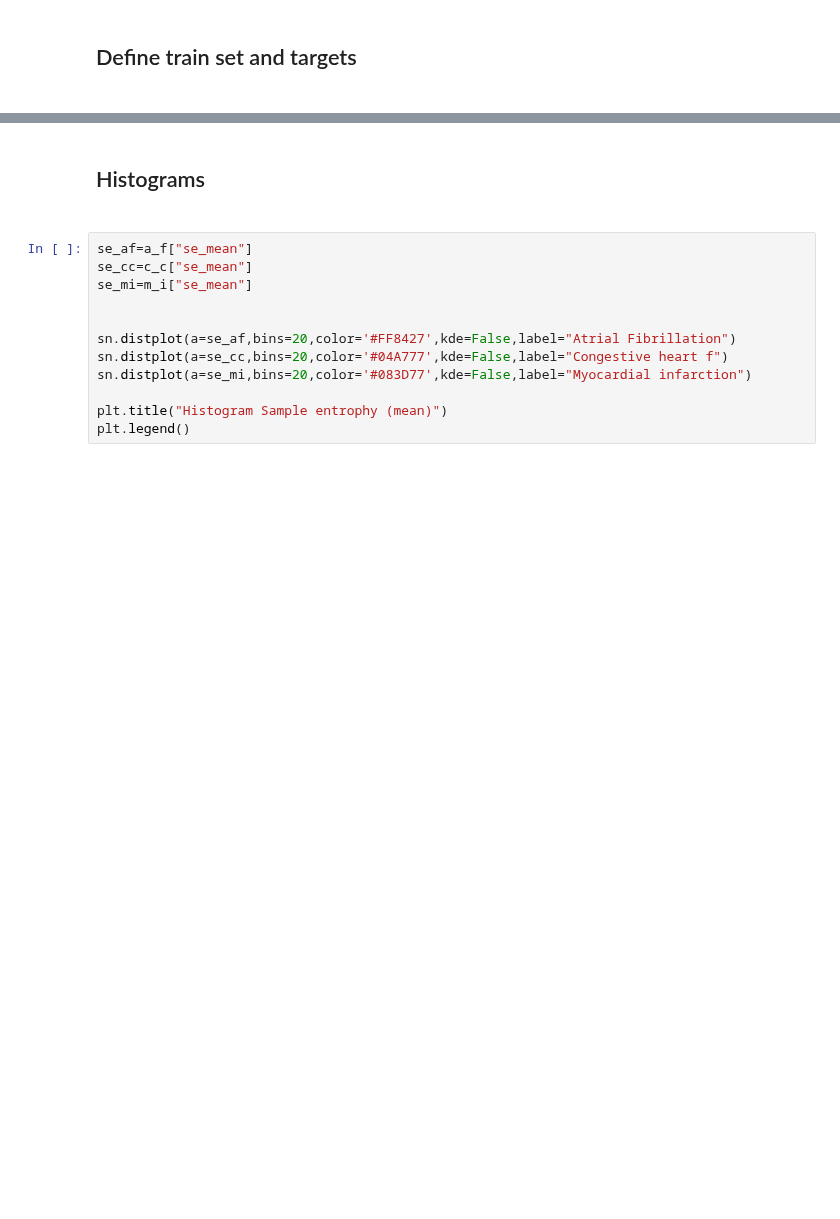
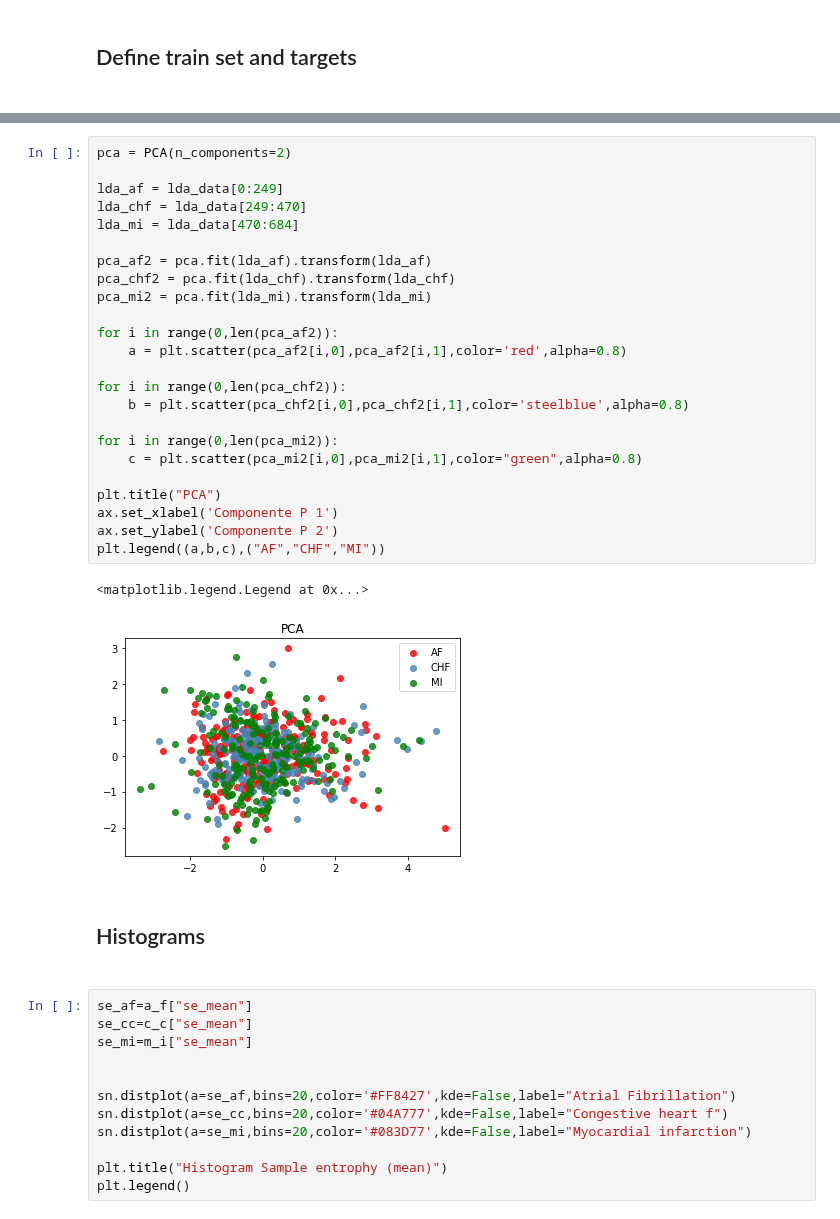
Before and after one commit to AlanPalomino/TTB_2020_2_13, a Jupyter notebook: Classification.ipynb, the cells around one changed output, grey strips where cells are left out. Saved outputs shown, nothing was run; the diff lists cells and outputs as text; blank space fills up the shorter version.

```diff
--- a/Classification.ipynb
+++ b/Classification.ipynb
@@ -82,3 +153,30 @@ print(len(a_f)+len(c_c)+len(m_i))
+# %%
+pca = PCA(n_components=2)
+
+lda_af = lda_data[0:249]
+lda_chf = lda_data[249:470]
+lda_mi = lda_data[470:684]
+
+pca_af2 = pca.fit(lda_af).transform(lda_af)
+pca_chf2 = pca.fit(lda_chf).transform(lda_chf)
+pca_mi2 = pca.fit(lda_mi).transform(lda_mi)
+
+for i in range(0,len(pca_af2)):
+    a = plt.scatter(pca_af2[i,0],pca_af2[i,1],color='red',alpha=0.8)
+
+for i in range(0,len(pca_chf2)):
+    b = plt.scatter(pca_chf2[i,0],pca_chf2[i,1],color='steelblue',alpha=0.8)
+
+for i in range(0,len(pca_mi2)):
+    c = plt.scatter(pca_mi2[i,0],pca_mi2[i,1],color="green",alpha=0.8)
+
+plt.title("PCA")
+ax.set_xlabel('Componente P 1')
+ax.set_ylabel('Componente P 2')
+plt.legend((a,b,c),("AF","CHF","MI"))
+# %% [output]
+<matplotlib.legend.Legend at 0x...>
+[figure, added]
 # %% [markdown]
 <h2>Histograms<h2>
 # %%
```
Also changed, not shown: parts of 7 cells of this notebook.
